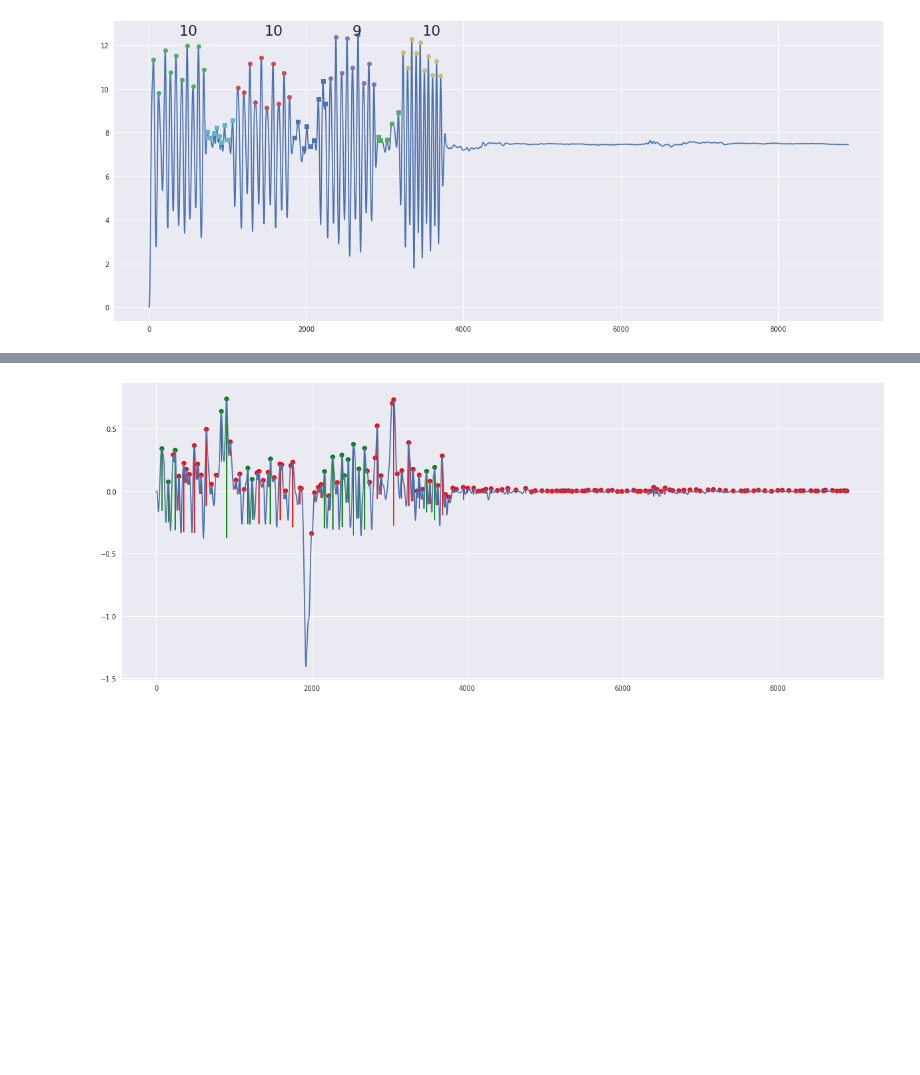
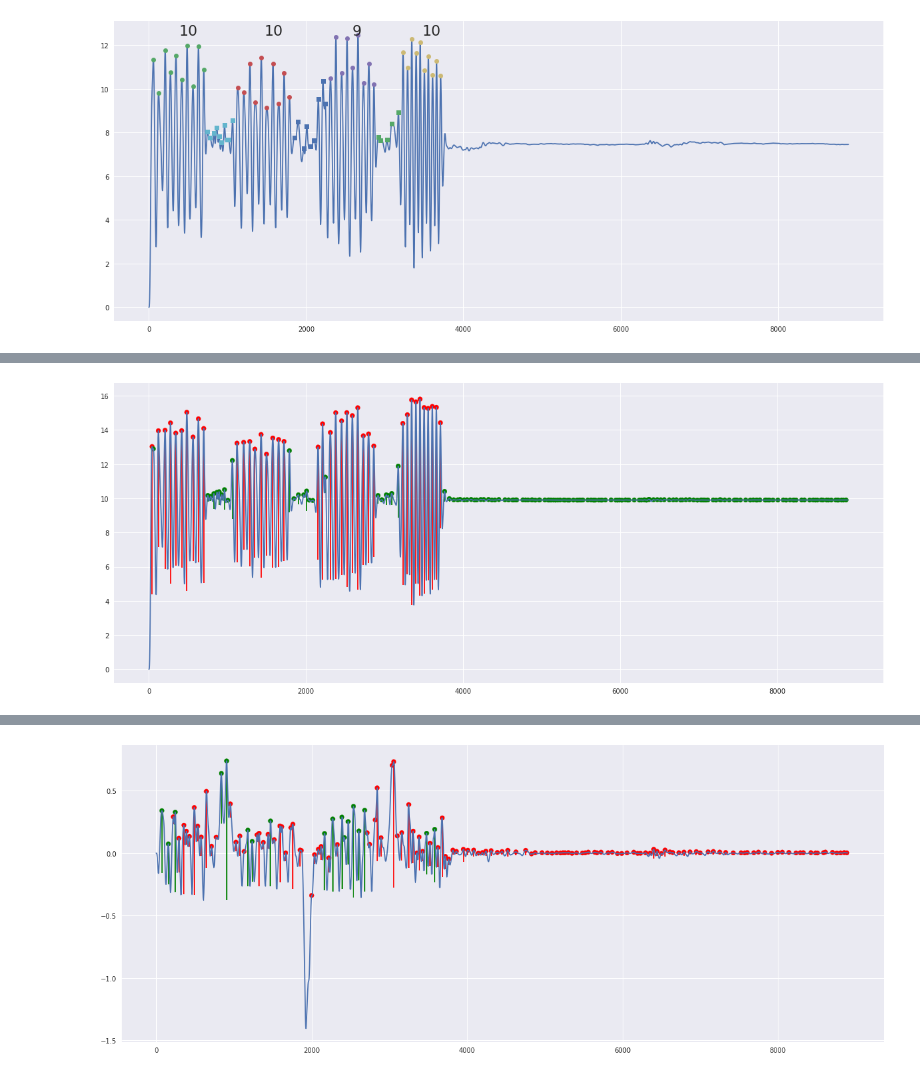
Before and after one commit to pdkit/pdkit, a Jupyter notebook: notebooks/ACC_WALK_TURN_DETECTION.ipynb, the cells around one changed output, grey strips where cells are left out. Drawn from its saved outputs; the diff is of its cells as text; code cells hidden in the pictures; blank space fills up the shorter version.

```diff
--- a/notebooks/ACC_WALK_TURN_DETECTION.ipynb
+++ b/notebooks/ACC_WALK_TURN_DETECTION.ipynb
@@ -248,0 +271,4 @@ We have already applied the lopass filter to all the dataframe so we can use it.
+# %%
+plot_walk_turn_clusters(df.mag_sum_acc.values, window=None)
+# %% [output]
+[figure, added]
```
Also changed, not shown: parts of 11 cells of this notebook, 4 other files.
